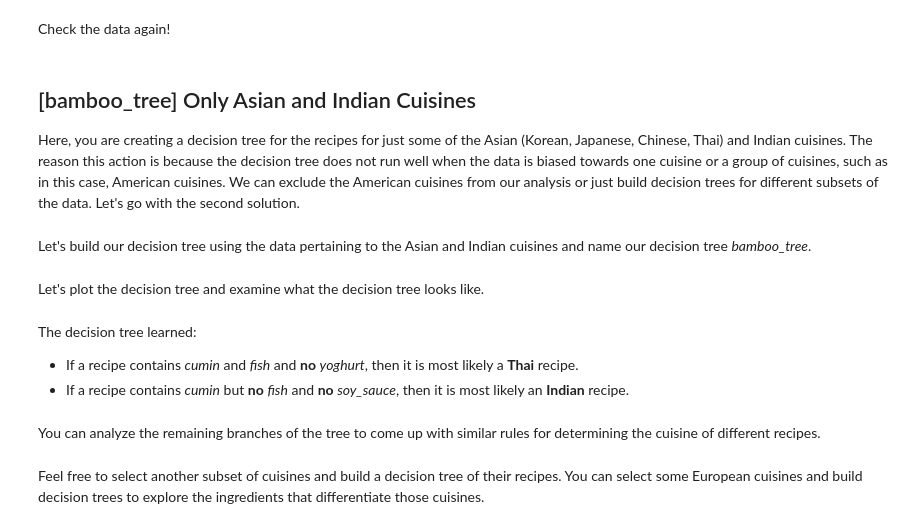
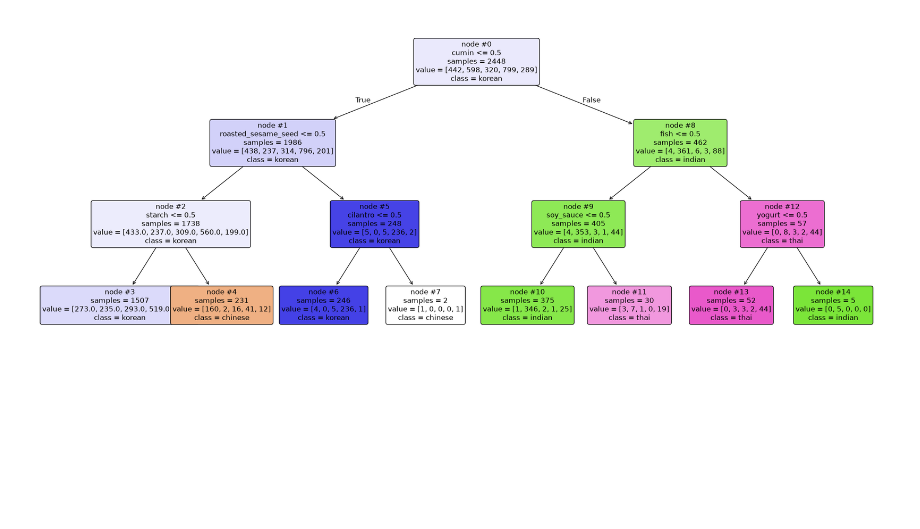
Before and after one commit to muhammadk08/Machine-learning, a Jupyter notebook: DS0103EN-Exercise-From-Modeling-to-Evaluation.ipynb, the cells around one changed output. Saved outputs shown, nothing was run; the diff lists cells and outputs as text; code cells hidden in the pictures; blank space fills up the shorter version.

```diff
--- a/DS0103EN-Exercise-From-Modeling-to-Evaluation.ipynb
+++ b/DS0103EN-Exercise-From-Modeling-to-Evaluation.ipynb
@@ -164,2 +63,0 @@ import itertools
-# %% [markdown]
-Check the data again!
@@ -168,18 +64,25 @@ recipes.head()
-# %% [markdown]
-## [bamboo_tree] Only Asian and Indian Cuisines
-
-Here, you are creating a decision tree for the recipes for just some of the Asian (Korean, Japanese, Chinese, Thai) and Indian cuisines. The reason this action is because the decision tree does not run well when the data is biased towards one cuisine or a group of cuisines, such as in this case, American cuisines. We can exclude the American cuisines from our analysis or just build decision trees for different subsets of the data. Let's go with the second solution.
-# %% [markdown]
-Let's build our decision tree using the data pertaining to the Asian and Indian cuisines and name our decision tree *bamboo_tree*.
 # %%
-# select subset of cuisines
-asian_indian_recipes = recipes[recipes.cuisine.isin(["korean", "japanese", "chinese", "thai", "indian"])]
-cuisines = asian_indian_recipes["cuisine"]
-ingredients = asian_indian_recipes.iloc[:,1:]
+# Filter for Asian and Indian cuisines
+asian_indian = recipes[recipes["cuisine"].isin(["korean", "japanese", "chinese", "thai", "indian"])].copy()
+cuisines = asian_indian["cuisine"]
+ingredients = asian_indian.iloc[:, 1:]
 
-bamboo_tree = tree.DecisionTreeClassifier(max_depth=3)
+# Fit decision tree (depth = 3)
+bamboo_tree = tree.DecisionTreeClassifier(max_depth=3, random_state=1234)
 bamboo_tree.fit(ingredients, cuisines)
 
-print("Decision tree model saved to bamboo_tree!")
+# Plot the tree
+plt.figure(figsize=(25, 10))
+tree.plot_tree(
+    bamboo_tree,
+    feature_names=list(ingredients.columns.values),
+    class_names=np.unique(cuisines),
+    filled=True,
+    node_ids=True,
+    impurity=False,
+    rounded=True,
+    fontsize=12
+)
+plt.show()
+# %% [output]
+[figure, added]
-# %% [markdown]
-Let's plot the decision tree and examine what the decision tree looks like.
@@ -212,8 +88,0 @@ plt.show()
-# %% [markdown]
-The decision tree learned:
-* If a recipe contains *cumin* and *fish* and **no** *yoghurt*, then it is most likely a **Thai** recipe.
-* If a recipe contains *cumin* but **no** *fish* and **no** *soy_sauce*, then it is most likely an **Indian** recipe.
-# %% [markdown]
-You can analyze the remaining branches of the tree to come up with similar rules for determining the cuisine of different recipes.
-# %% [markdown]
-Feel free to select another subset of cuisines and build a decision tree of their recipes. You can select some European cuisines and build decision trees to explore the ingredients that differentiate those cuisines.
```
Also changed, not shown: parts of 66 cells of this notebook.
